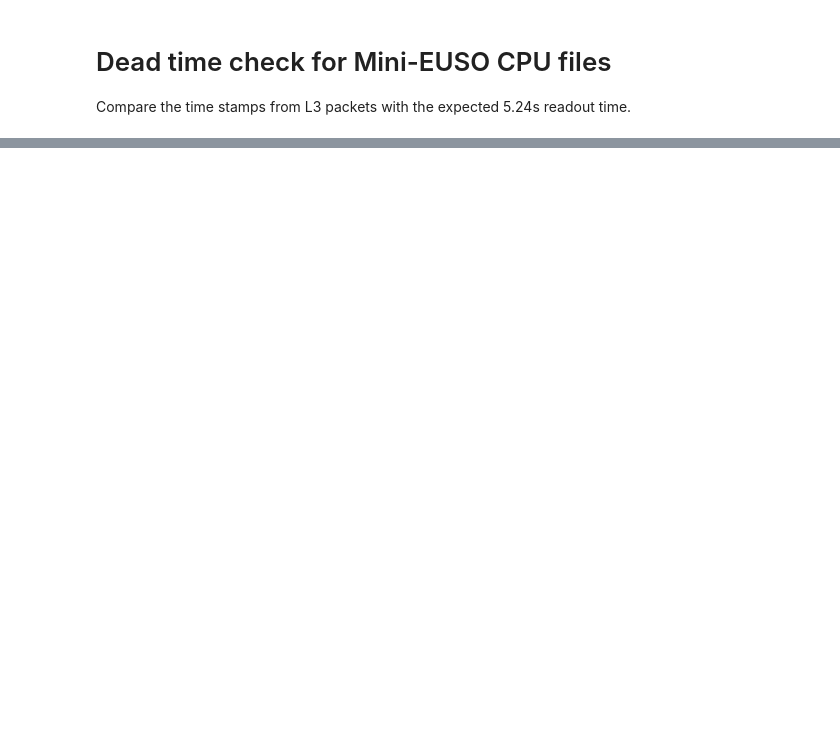
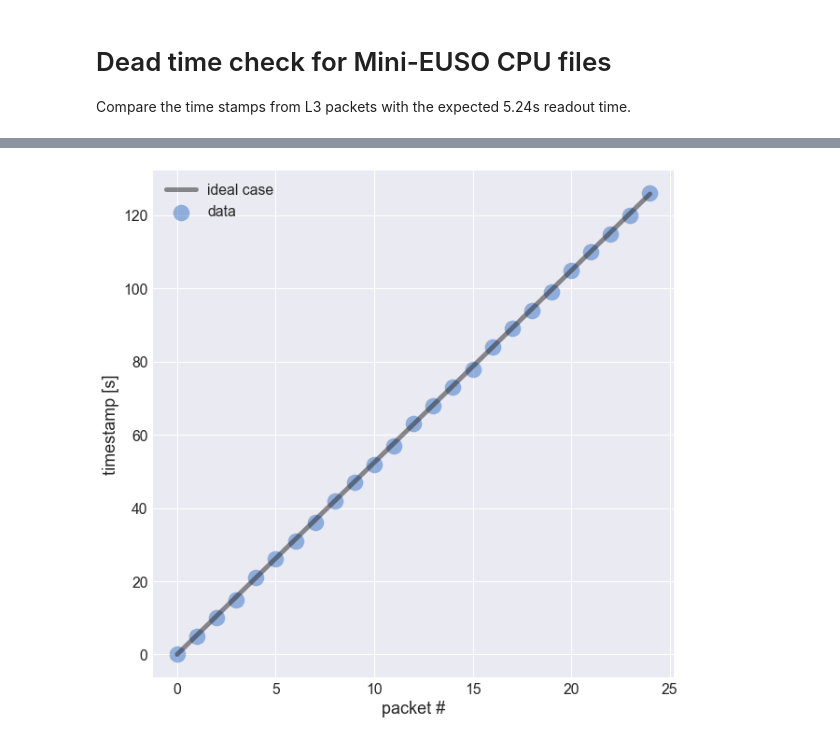
Before and after one commit to cescalara/euso_tools, a Jupyter notebook: data_visualisation/dead_time_check.ipynb, the cells around one changed output, grey strips where cells are left out. Saved outputs shown, nothing was run; the diff lists cells and outputs as text; code cells hidden in the pictures; blank space fills up the shorter version.

```diff
--- a/data_visualisation/dead_time_check.ipynb
+++ b/data_visualisation/dead_time_check.ipynb
@@ -16,6 +18,9 @@ with DataVis(filename) as FileVis:
 # %%
 # File from October integration in Tor Vergata
-filepath = "/Users/fran/Dropbox/EUSO/CPU/tests_in_stockholm/"
-filename = filepath + "CPU_RUN_MAIN__2017_10_23__18_53_17.dat"
+
+filename = filepath + "CPU_RUN_MAIN__2017_12_16__10_46_36.dat"
+#"CPU_RUN_MAIN__2017_12_16__10_37_47.dat"
 with DataVis(filename) as FileVis:
     FileVis.check_dead_time()
+# %% [output]
+[figure, added]
```
Also changed, not shown: parts of 2 cells of this notebook, 6 other files.
